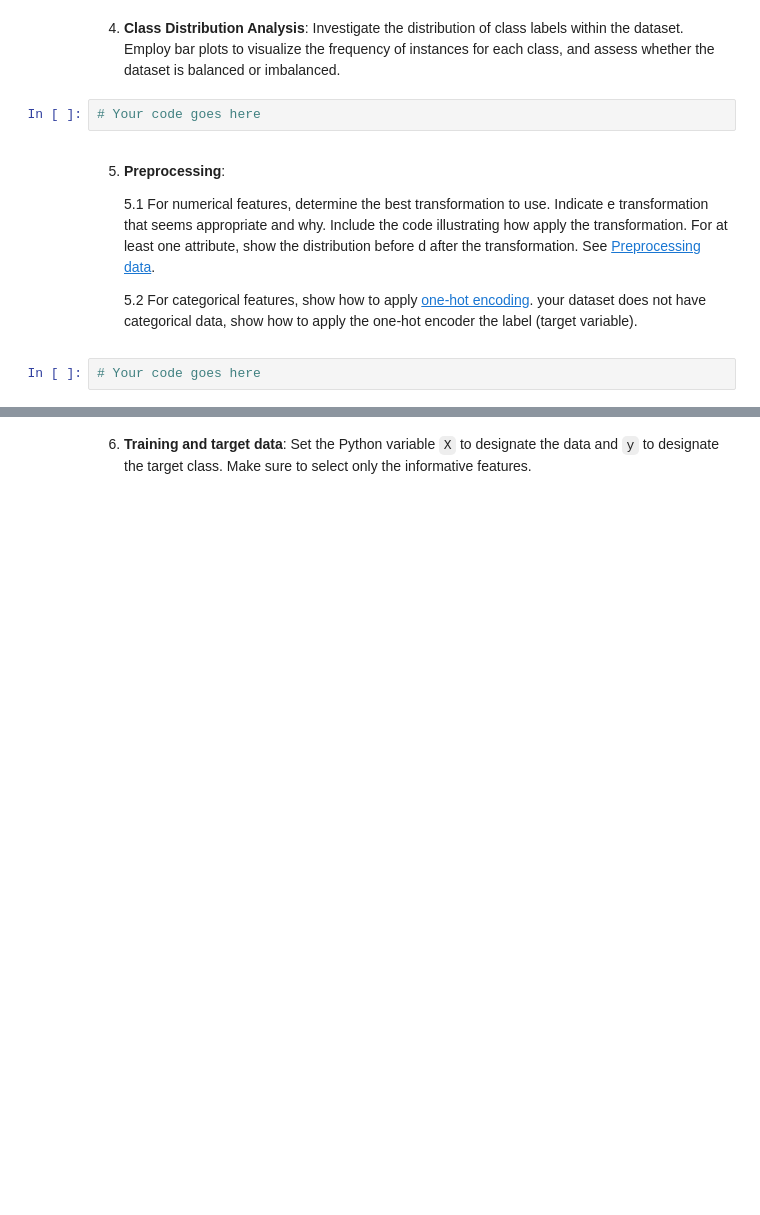
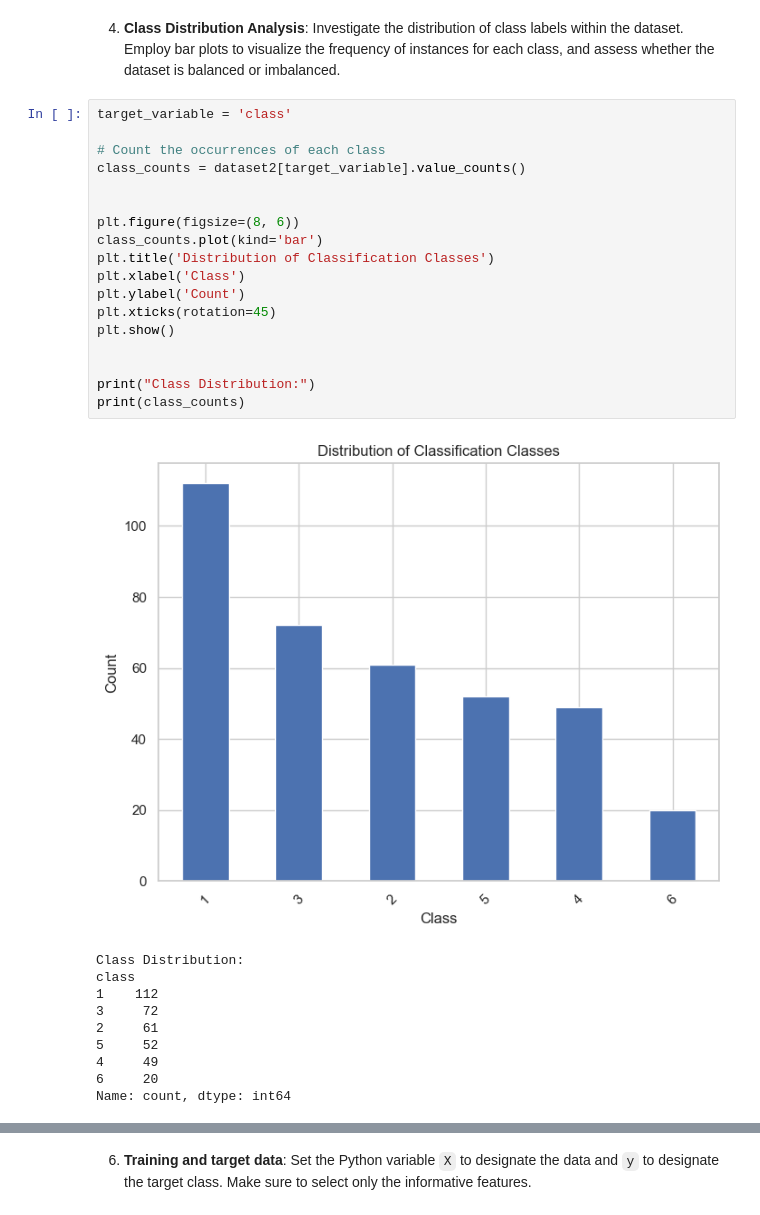
Before and after one commit to nalank1/CSI4106, a Jupyter notebook: A1/CSI4106_A1_Template.ipynb, the cells around one changed output, grey strips where cells are left out. Cells and saved outputs as stored; diff of their text form; blank space fills up the shorter version.

```diff
--- a/A1/CSI4106_A1_Template.ipynb
+++ b/A1/CSI4106_A1_Template.ipynb
@@ -65,12 +418,31 @@ The following are the questions for Assignment 1. Under each question, we have p
 # %% [markdown]
 4. **Class Distribution Analysis**: Investigate the distribution of class labels within the dataset. Employ bar plots to visualize the frequency of instances for each class, and assess whether the dataset is balanced or imbalanced.
-# %%
-# Your code goes here
-# %% [markdown]
-5. **Preprocessing**:
-
-    5.1 For numerical features, determine the best transformation to use. Indicate e transformation that seems appropriate and why. Include the code illustrating how  apply the transformation. For at least one attribute, show the distribution before d after the transformation. See [Preprocessing data](https://scikit-learn.org/able/modules/preprocessing.html).
-
-    5.2 For categorical features, show how to apply [one-hot encoding](https://ikit-learn.org/stable/modules/generated/sklearn.preprocessing.OneHotEncoder.html).  your dataset does not have categorical data, show how to apply the one-hot encoder  the label (target variable).
-# %%
-# Your code goes here
+# %%
+target_variable = 'class'
+
+# Count the occurrences of each class
+class_counts = dataset2[target_variable].value_counts()
+
+
+plt.figure(figsize=(8, 6))
+class_counts.plot(kind='bar')
+plt.title('Distribution of Classification Classes')
+plt.xlabel('Class')
+plt.ylabel('Count')
+plt.xticks(rotation=45)
+plt.show()
+
+
+print("Class Distribution:")
+print(class_counts)
+# %% [output]
+[figure, added]
+Class Distribution:
+class
+1    112
+3     72
+2     61
+5     52
+4     49
+6     20
+Name: count, dtype: int64
```
Also changed, not shown: parts of 31 cells of this notebook.
